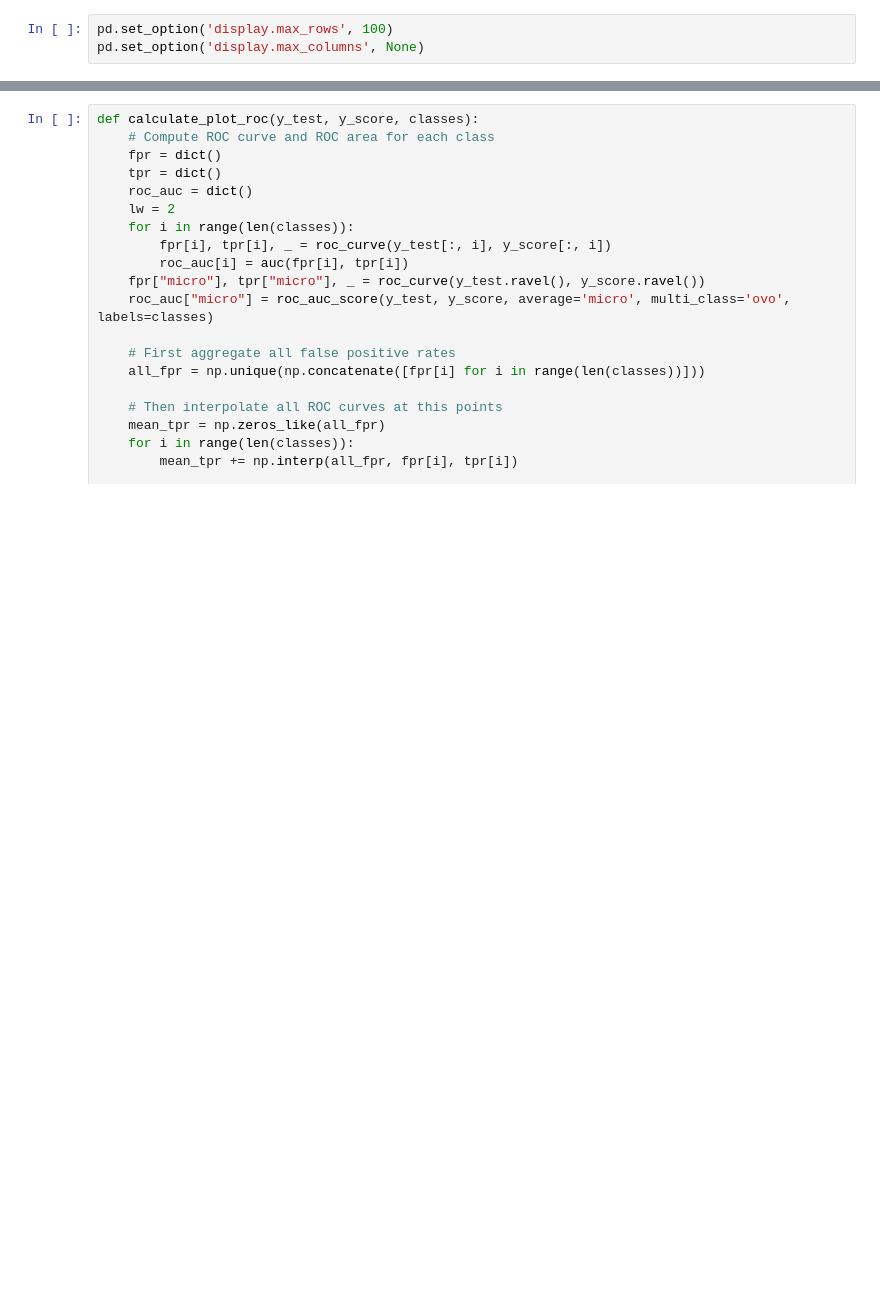
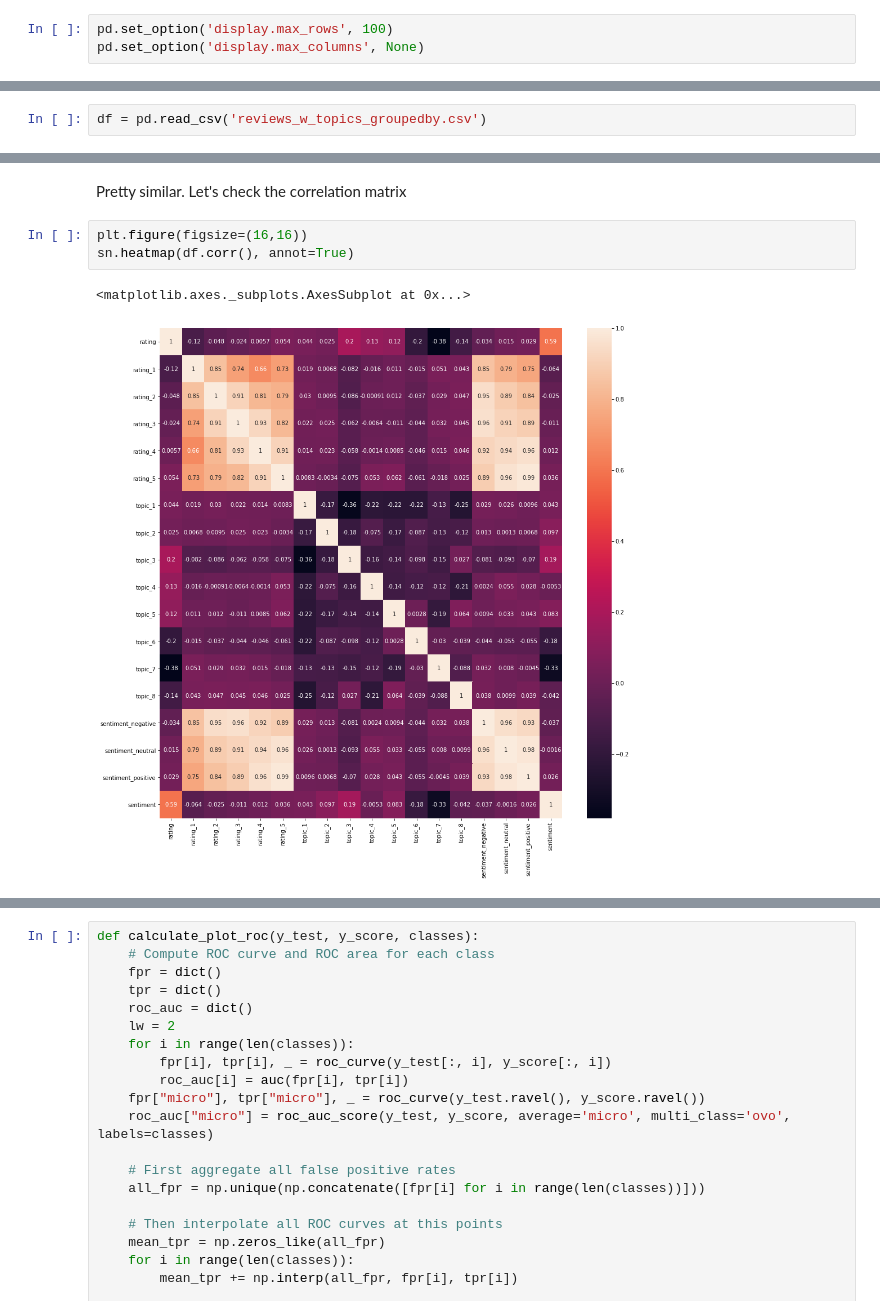
Before and after one commit to Anis-Bensaid/CapstoneProject, a Jupyter notebook: topic_modelling/Predict sentiment with topics.ipynb, the cells around one changed output, grey strips where cells are left out. Cells and saved outputs as stored; diff of their text form; blank space fills up the shorter version.

```diff
--- a/topic_modelling/Predict sentiment with topics.ipynb
+++ b/topic_modelling/Predict sentiment with topics.ipynb
@@ -15,0 +49,2 @@ pd.set_option('display.max_columns', None)
+# %%
+df = pd.read_csv('reviews_w_topics_groupedby.csv')
@@ -15,0 +227,8 @@ pd.set_option('display.max_columns', None)
+# %% [markdown]
+Pretty similar. Let's check the correlation matrix
+# %%
+plt.figure(figsize=(16,16))
+sn.heatmap(df.corr(), annot=True)
+# %% [output]
+<matplotlib.axes._subplots.AxesSubplot at 0x...>
+[figure, added]
```
Also changed, not shown: parts of 46 cells of this notebook, 2 other files.
